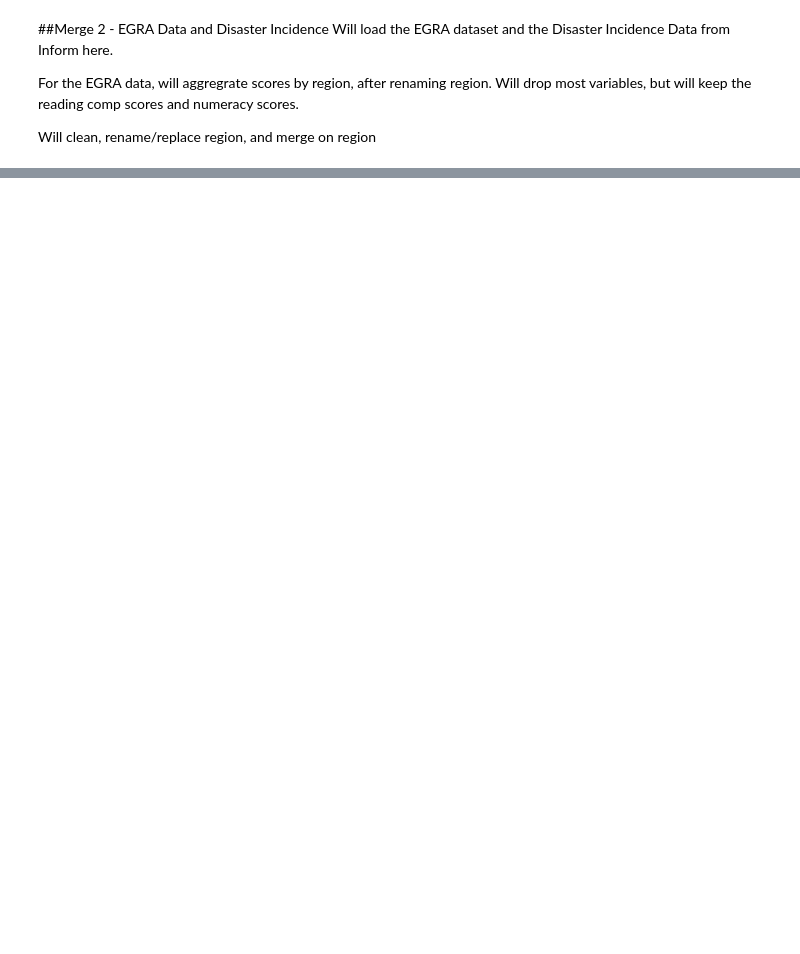
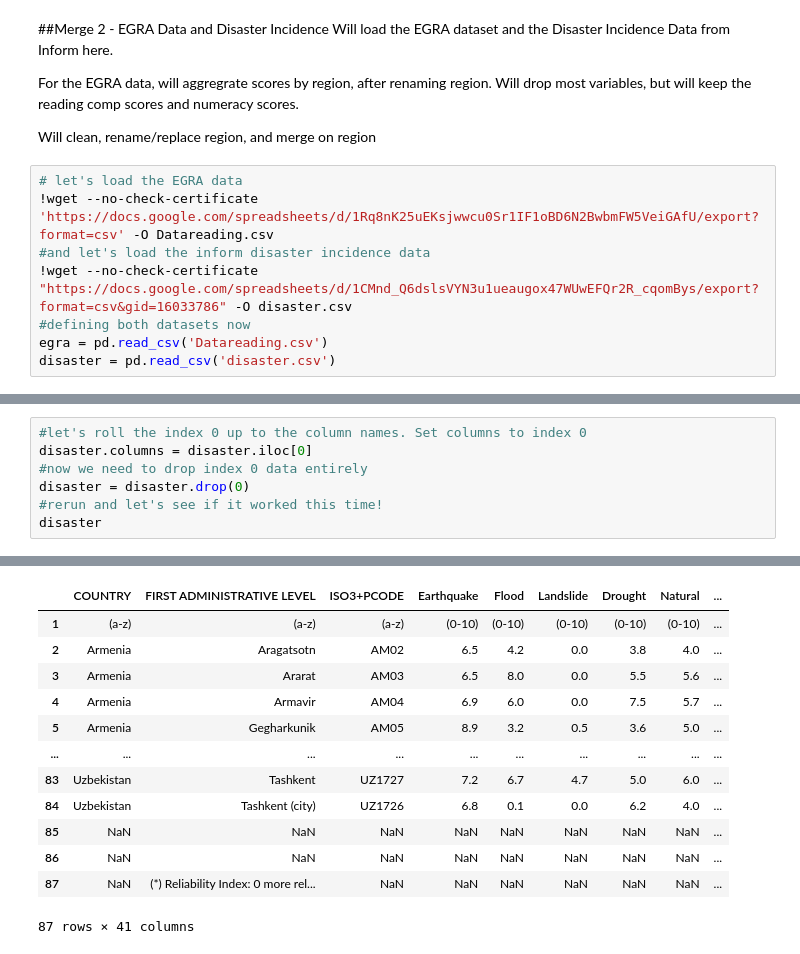
Before and after one commit to Jonchyk/Vis, a Jupyter notebook: PS1_vis_.ipynb, the cells around one changed output, grey strips where cells are left out. Saved outputs shown, nothing was run; the diff lists cells and outputs as text; blank space fills up the shorter version.

```diff
--- a/PS1_vis_.ipynb
+++ b/PS1_vis_.ipynb
@@ -432,3 +432,11 @@ Will load the EGRA dataset and the Disaster Incidence Data from Inform here.
 For the EGRA data, will aggregrate scores by region, after renaming region. Will drop most variables, but will keep the reading comp scores and numeracy scores.
 
 Will clean, rename/replace region, and merge on region
+# %%
+# let's load the EGRA data
+!wget --no-check-certificate 'https://docs.google.com/spreadsheets/d/1Rq8nK25uEKsjwwcu0Sr1IF1oBD6N2BwbmFW5VeiGAfU/export?format=csv' -O Datareading.csv
+#and let's load the inform disaster incidence data
+!wget --no-check-certificate "https://docs.google.com/spreadsheets/d/1CMnd_Q6dslsVYN3u1ueaugox47WUwEFQr2R_cqomBys/export?format=csv&gid=16033786" -O disaster.csv
+#defining both datasets now
+egra = pd.read_csv('Datareading.csv')
+disaster = pd.read_csv('disaster.csv')
@@ -434,0 +474,8 @@ Will clean, rename/replace region, and merge on region
+# %%
+#let's roll the index 0 up to the column names. Set columns to index 0
+disaster.columns = disaster.iloc[0]
+#now we need to drop index 0 data entirely
+disaster = disaster.drop(0)
+#rerun and let's see if it worked this time!
+disaster
+# %% [output]
@@ -434,0 +483,13 @@ Will clean, rename/replace region, and merge on region
+|  | COUNTRY | FIRST ADMINISTRATIVE LEVEL | ISO3+PCODE | Earthquake | Flood | Landslide | Drought | Natural | ... |
+| 1 | (a-z) | (a-z) | (a-z) | (0-10) | (0-10) | (0-10) | (0-10) | (0-10) | ... |
+| 2 | Armenia | Aragatsotn | AM02 | 6.5 | 4.2 | 0.0 | 3.8 | 4.0 | ... |
+| 3 | Armenia | Ararat | AM03 | 6.5 | 8.0 | 0.0 | 5.5 | 5.6 | ... |
+| 4 | Armenia | Armavir | AM04 | 6.9 | 6.0 | 0.0 | 7.5 | 5.7 | ... |
+| 5 | Armenia | Gegharkunik | AM05 | 8.9 | 3.2 | 0.5 | 3.6 | 5.0 | ... |
+| ... | ... | ... | ... | ... | ... | ... | ... | ... | ... |
+| 83 | Uzbekistan | Tashkent | UZ1727 | 7.2 | 6.7 | 4.7 | 5.0 | 6.0 | ... |
+| 84 | Uzbekistan | Tashkent (city) | UZ1726 | 6.8 | 0.1 | 0.0 | 6.2 | 4.0 | ... |
+| 85 | NaN | NaN | NaN | NaN | NaN | NaN | NaN | NaN | ... |
+| 86 | NaN | NaN | NaN | NaN | NaN | NaN | NaN | NaN | ... |
+| 87 | NaN | (*) Reliability Index: 0 more rel... | NaN | NaN | NaN | NaN | NaN | NaN | ... |
+87 rows × 41 columns
```
Also changed, not shown: parts of 5 cells of this notebook.
